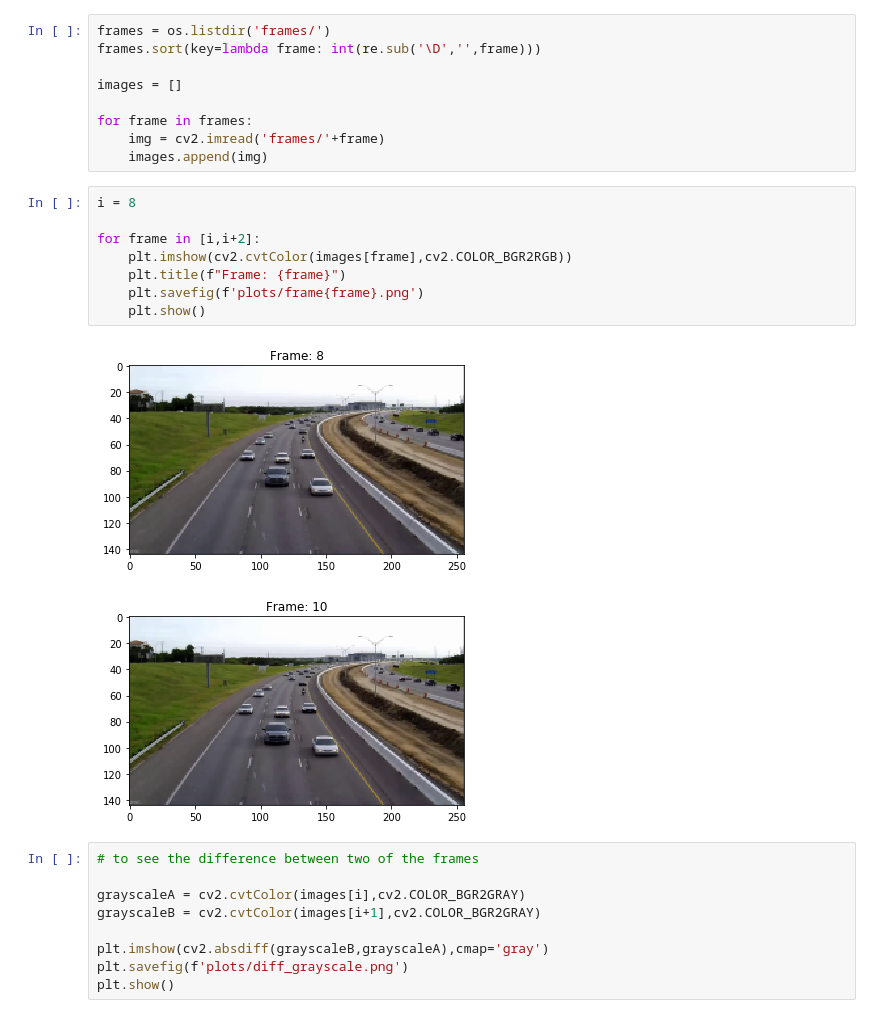
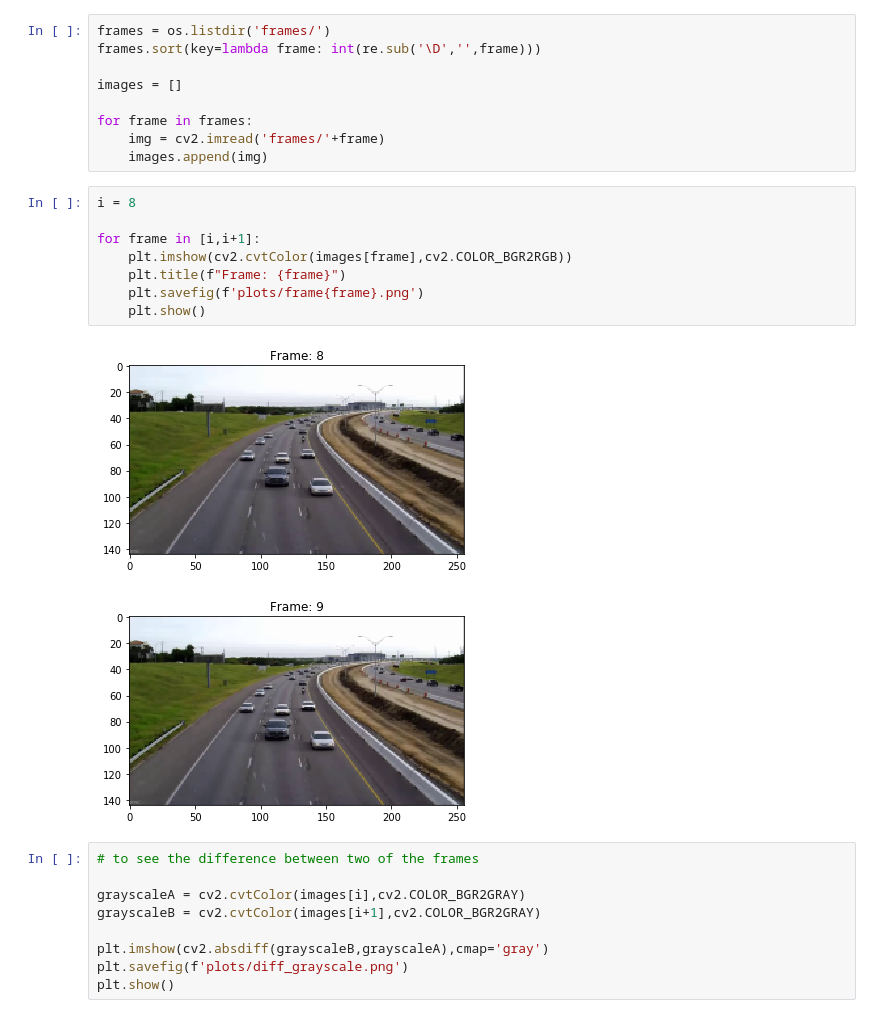
Before and after one commit to sidthakur08/Vehicle-Detection, a Jupyter notebook: Vehicle Detection using OpenCV.ipynb, the cells around one changed output. Drawn from its saved outputs; the diff is of its cells as text.

```diff
--- a/Vehicle Detection using OpenCV.ipynb
+++ b/Vehicle Detection using OpenCV.ipynb
@@ -20,14 +20,14 @@ for frame in frames:
 # %%
 i = 8
 
-for frame in [i,i+2]:
+for frame in [i,i+1]:
     plt.imshow(cv2.cvtColor(images[frame],cv2.COLOR_BGR2RGB))
     plt.title(f"Frame: {frame}")
     plt.savefig(f'plots/frame{frame}.png')
     plt.show()
 # %% [output]
 [figure]
-[figure, old version]
+[figure, new version]
 # %%
 # to see the difference between two of the frames
 
```
Also changed, not shown: 1 other file.
